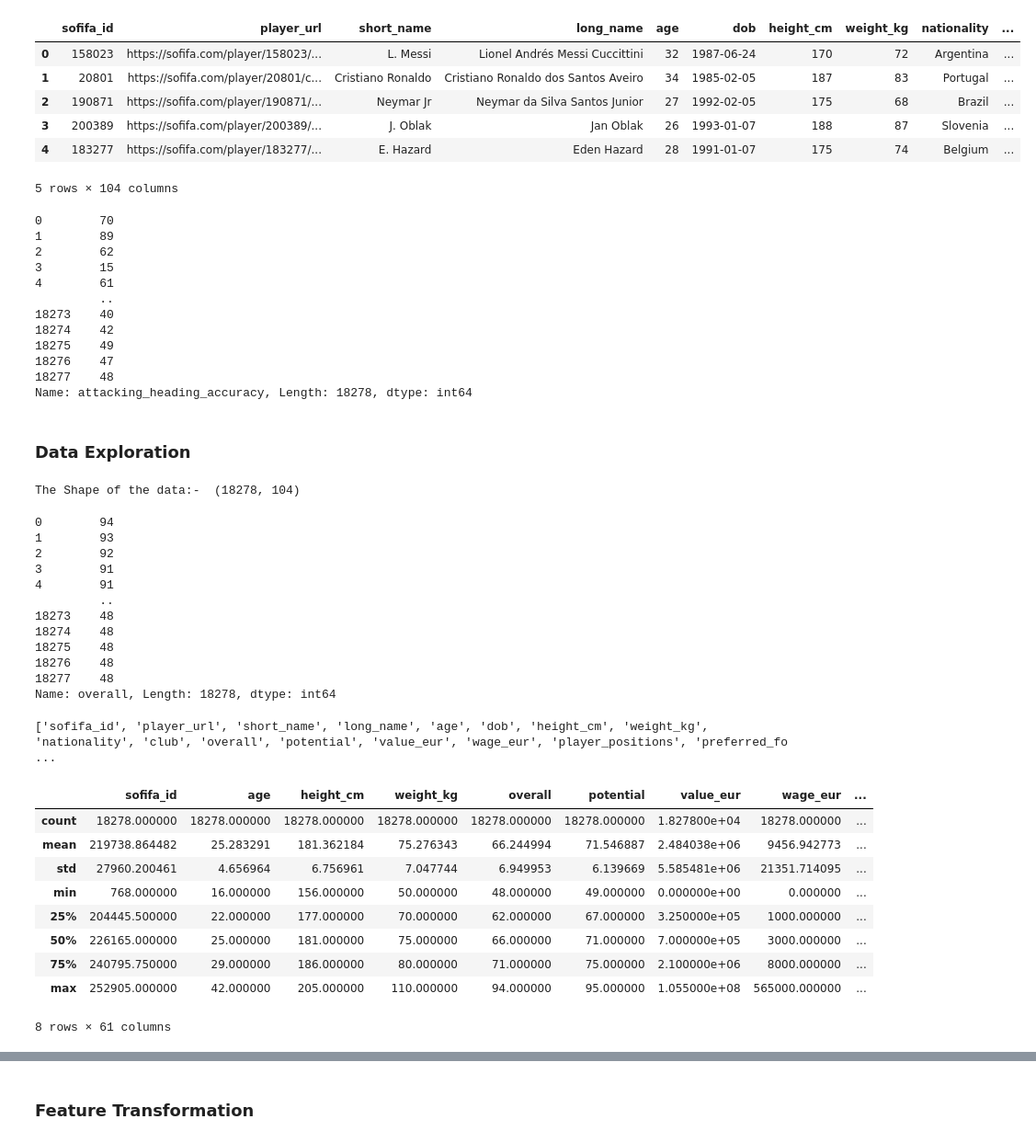
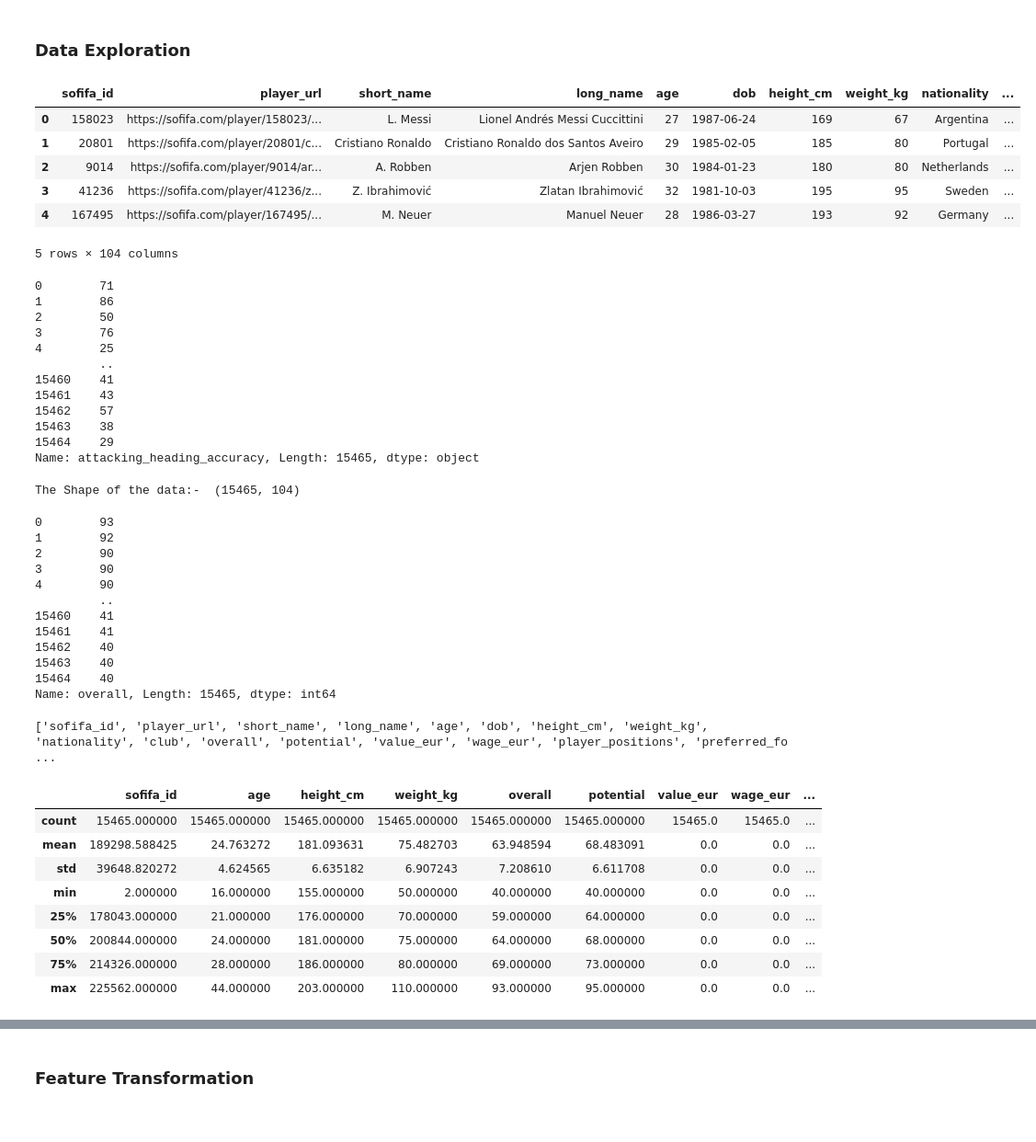
Before and after one commit to tadiwamark/OverallScorePrediction, a Jupyter notebook: FIFA2020.ipynb, the cells around one changed output, grey strips where cells are left out. Shown: that part at 92% size. Cells and saved outputs as stored; diff of their text form; code cells hidden in the pictures.

```diff
--- a/FIFA2020.ipynb
+++ b/FIFA2020.ipynb
@@ -13,50 +63,51 @@ warnings.filterwarnings('ignore')
+# %% [markdown]
+### Data Exploration
 # %%
-data = pd.read_csv("players_15.csv/players_20.csv")
+#data = pd.read_csv(root_path+"players_15.csv")
+data=pd.read_csv("players_15.csv")
 data.head()
 # %% [output]
 |  | sofifa_id | player_url | short_name | long_name | age | dob | height_cm | weight_kg | nationality | ... |
-| 0 | 158023 | https://sofifa.com/player/158023/... | L. Messi | Lionel Andrés Messi Cuccittini | 32 | 1987-06-24 | 170 | 72 | Argentina | ... |
-| 1 | 20801 | https://sofifa.com/player/20801/c... | Cristiano Ronaldo | Cristiano Ronaldo dos Santos Aveiro | 34 | 1985-02-05 | 187 | 83 | Portugal | ... |
-| 2 | 190871 | https://sofifa.com/player/190871/... | Neymar Jr | Neymar da Silva Santos Junior | 27 | 1992-02-05 | 175 | 68 | Brazil | ... |
-| 3 | 200389 | https://sofifa.com/player/200389/... | J. Oblak | Jan Oblak | 26 | 1993-01-07 | 188 | 87 | Slovenia | ... |
-| 4 | 183277 | https://sofifa.com/player/183277/... | E. Hazard | Eden Hazard | 28 | 1991-01-07 | 175 | 74 | Belgium | ... |
+| 0 | 158023 | https://sofifa.com/player/158023/... | L. Messi | Lionel Andrés Messi Cuccittini | 27 | 1987-06-24 | 169 | 67 | Argentina | ... |
+| 1 | 20801 | https://sofifa.com/player/20801/c... | Cristiano Ronaldo | Cristiano Ronaldo dos Santos Aveiro | 29 | 1985-02-05 | 185 | 80 | Portugal | ... |
+| 2 | 9014 | https://sofifa.com/player/9014/ar... | A. Robben | Arjen Robben | 30 | 1984-01-23 | 180 | 80 | Netherlands | ... |
+| 3 | 41236 | https://sofifa.com/player/41236/z... | Z. Ibrahimović | Zlatan Ibrahimović | 32 | 1981-10-03 | 195 | 95 | Sweden | ... |
+| 4 | 167495 | https://sofifa.com/player/167495/... | M. Neuer | Manuel Neuer | 28 | 1986-03-27 | 193 | 92 | Germany | ... |
 5 rows × 104 columns
 # %%
 data["attacking_heading_accuracy"]
 # %% [output]
-0        70
-1        89
-2        62
-3        15
-4        61
+0        71
+1        86
+2        50
+3        76
+4        25
          ..
-18273    40
-18274    42
-18275    49
-18276    47
-18277    48
-Name: attacking_heading_accuracy, Length: 18278, dtype: int64
+15460    41
+15461    43
+15462    57
+15463    38
+15464    29
+Name: attacking_heading_accuracy, Length: 15465, dtype: object
-# %% [markdown]
-### Data Exploration
 # %%
 print("The Shape of the data:- ", data.shape)
 # %% [output]
-The Shape of the data:-  (18278, 104)
+The Shape of the data:-  (15465, 104)
 # %%
 data["overall"]
 # %% [output]
-0        94
-1        93
-2        92
-3        91
-4        91
+0        93
+1        92
+2        90
+3        90
+4        90
          ..
-18273    48
-18274    48
-18275    48
-18276    48
-18277    48
-Name: overall, Length: 18278, dtype: int64
+15460    41
+15461    41
+15462    40
+15463    40
+15464    40
+Name: overall, Length: 15465, dtype: int64
 # %%
 print(list(data.columns))
 # %% [output]
@@ -65,15 +116,14 @@ print(list(data.columns))
 data.describe()
 # %% [output]
 |  | sofifa_id | age | height_cm | weight_kg | overall | potential | value_eur | wage_eur | ... |
-| count | 18278.000000 | 18278.000000 | 18278.000000 | 18278.000000 | 18278.000000 | 18278.000000 | 1.827800e+04 | 18278.000000 | ... |
-| mean | 219738.864482 | 25.283291 | 181.362184 | 75.276343 | 66.244994 | 71.546887 | 2.484038e+06 | 9456.942773 | ... |
-| std | 27960.200461 | 4.656964 | 6.756961 | 7.047744 | 6.949953 | 6.139669 | 5.585481e+06 | 21351.714095 | ... |
-| min | 768.000000 | 16.000000 | 156.000000 | 50.000000 | 48.000000 | 49.000000 | 0.000000e+00 | 0.000000 | ... |
-| 25% | 204445.500000 | 22.000000 | 177.000000 | 70.000000 | 62.000000 | 67.000000 | 3.250000e+05 | 1000.000000 | ... |
-| 50% | 226165.000000 | 25.000000 | 181.000000 | 75.000000 | 66.000000 | 71.000000 | 7.000000e+05 | 3000.000000 | ... |
-| 75% | 240795.750000 | 29.000000 | 186.000000 | 80.000000 | 71.000000 | 75.000000 | 2.100000e+06 | 8000.000000 | ... |
-| max | 252905.000000 | 42.000000 | 205.000000 | 110.000000 | 94.000000 | 95.000000 | 1.055000e+08 | 565000.000000 | ... |
+| count | 15465.000000 | 15465.000000 | 15465.000000 | 15465.000000 | 15465.000000 | 15465.000000 | 15465.0 | 15465.0 | ... |
+| mean | 189298.588425 | 24.763272 | 181.093631 | 75.482703 | 63.948594 | 68.483091 | 0.0 | 0.0 | ... |
+| std | 39648.820272 | 4.624565 | 6.635182 | 6.907243 | 7.208610 | 6.611708 | 0.0 | 0.0 | ... |
+| min | 2.000000 | 16.000000 | 155.000000 | 50.000000 | 40.000000 | 40.000000 | 0.0 | 0.0 | ... |
+| 25% | 178043.000000 | 21.000000 | 176.000000 | 70.000000 | 59.000000 | 64.000000 | 0.0 | 0.0 | ... |
+| 50% | 200844.000000 | 24.000000 | 181.000000 | 75.000000 | 64.000000 | 68.000000 | 0.0 | 0.0 | ... |
+| 75% | 214326.000000 | 28.000000 | 186.000000 | 80.000000 | 69.000000 | 73.000000 | 0.0 | 0.0 | ... |
+| max | 225562.000000 | 44.000000 | 203.000000 | 110.000000 | 93.000000 | 95.000000 | 0.0 | 0.0 | ... |
-8 rows × 61 columns
 # %%
 data.drop(['sofifa_id','player_url','long_name','dob','nation_jersey_number','loaned_from'], axis = 1, inplace=True)
 # %%
```
Also changed, not shown: parts of 36 cells of this notebook.
